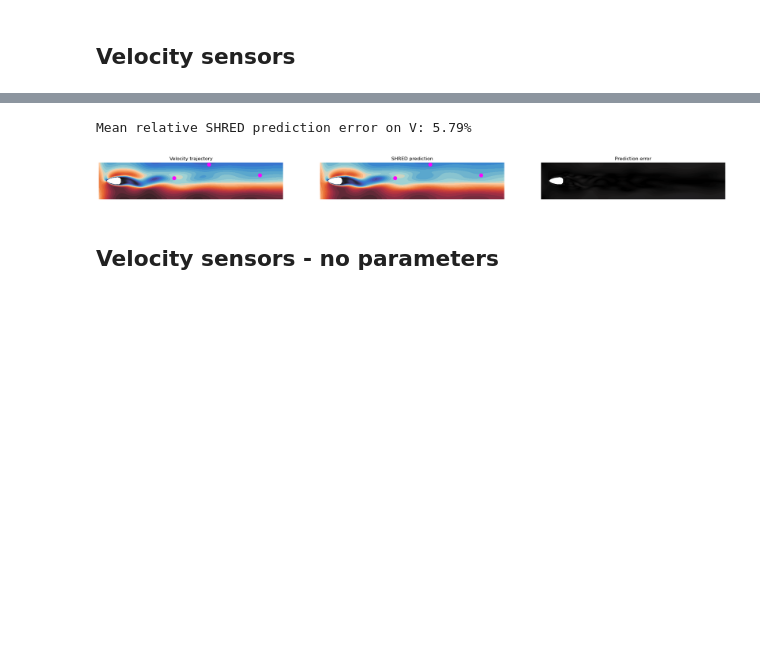
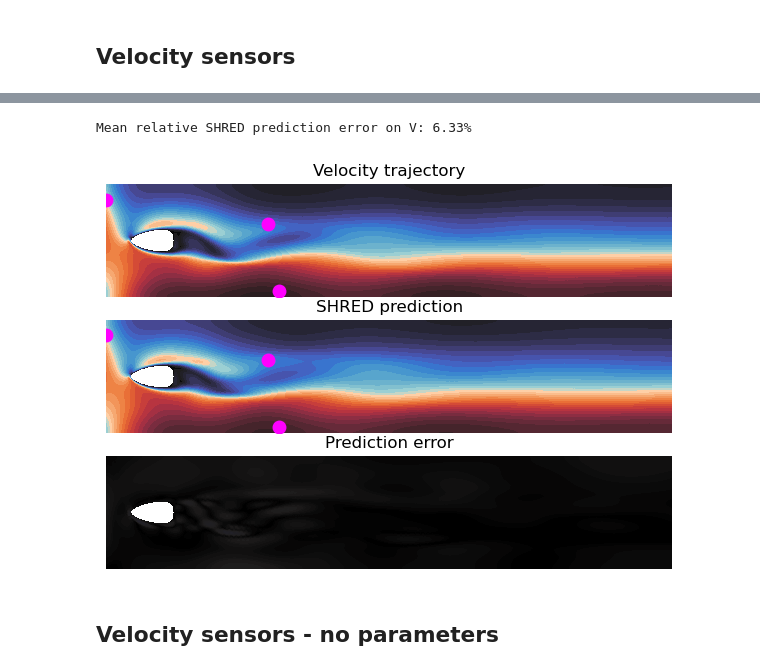
Before and after one commit to markus0800/SHRED-ROM, a Jupyter notebook: FlowAroundObstacle.ipynb, the cells around one changed output, grey strips where cells are left out. Cells and saved outputs as stored; diff of their text form; code cells hidden in the pictures; blank space fills up the shorter version.

```diff
--- a/FlowAroundObstacle.ipynb
+++ b/FlowAroundObstacle.ipynb
@@ -154,11 +154,11 @@ def compute_state(params, dt, ntimesteps):
     '''
 
     # Define parameters
-    nu = 0.01                                       # Flow viscosity
-    alpha_in = params[0]                            # Angle of attack
-    mod_in = params[1]                              # Inflow intensity
-    obstacle_horizontal_semiaxis_left = params[2]   # Obstacle horizontal left-semiaxis length
-    obstacle_horizontal_semiaxis_right = params[3]  # Obstacle horizontal right-semiaxis length
+    nu = 0.01                                          # Flow viscosity
+    alpha_in = params[0][0]                            # Angle of attack
+    mod_in = params[1][0]                              # Inflow intensity
+    obstacle_horizontal_semiaxis_left = params[2][0]   # Obstacle horizontal left-semiaxis length
+    obstacle_horizontal_semiaxis_right = params[3][0]  # Obstacle horizontal right-semiaxis length
 
     # Create mesh
     mesh = mesh_generator(obstacle_horizontal_semiaxis_left, obstacle_horizontal_semiaxis_right)
@@ -184,9 +184,6 @@ def compute_state(params, dt, ntimesteps):
     v0 = Function(Vh)
     p0 = Function(Ph)
 
-    # Compute boundary conditions
-    [bcv, bcp] = boundary_conditions(params[:2], Vh, Ph)
-
     # Chorin assembly for time-independent matrices
     [A2, A3, A4] = chorin_assembly(Vh, Ph, dx)
 
@@ -197,6 +194,9 @@ def compute_state(params, dt, ntimesteps):
     t = float(dt)
 
     for i in tqdm(range(ntimesteps), colour = "cyan", file = sys.stdout, bar_format = 'Snapshots generation |{bar}| {n}/{total} {elapsed}<{remaining}'):
+
+        # Compute boundary conditions
+        [bcv, bcp] = boundary_conditions([params[0][i], params[1][i]], Vh, Ph)
 
         # First Chorin-Temam step
         a1 = (1 / dt) * inner(v, w) * dx + inner(grad(v) * v0, w) * dx + nu * inner(grad(v), grad(w)) * dx
@@ -283,20 +354,20 @@ T = 10.0
 ntimesteps = round(T / dt)
 ntimes = ntimesteps # Time series length
 
-ntrajectories = 100
+ntrajectories = 200
 nparams = 4
 nvelocity = VectorFunctionSpace(Mesh("Data/FlowAroundObstacle_mesh_reference.xml"), "CG", 2).dim()
 npressure = FunctionSpace(Mesh("Data/FlowAroundObstacle_mesh_reference.xml"), "CG", 1).dim()
 
-params_ph_range = [(-1.0, 1.0), (1.0, 10.0)] # Physical parameters: angle of attack and inflow intensity
-params_geo_range = [(0.2, 0.6), (0.2, 1.0)]  # Geometric parameters: obstacle horizontal semiaxes dimensions (left and right)
-params_range = params_ph_range + params_geo_range
+filename1 = 'Data/FlowAroundObstacle_data'
+Data1 = np.load("%s.npz" % filename1.replace(".npz",""))
 
-filename = 'Data/FlowAroundObstacle_data'
-Data = np.load("%s.npz" % filename.replace(".npz",""))
-V = torch.tensor(Data["v"])
-P = torch.tensor(Data["p"])
-MU = torch.tensor(Data["mu"])
+filename2 = 'Data/FlowAroundObstacle_UnsteadyParam_data'
+Data2 = np.load("%s.npz" % filename2.replace(".npz",""))
+
+V = torch.cat((torch.tensor(Data1["v"]), torch.tensor(Data2["v"])), 0)
+P = torch.cat((torch.tensor(Data1["p"]), torch.tensor(Data2["p"])), 0)
+MU = torch.cat((torch.tensor(Data1["mu"]), torch.tensor(Data2["mu"])), 0)
 # %%
 # FUNCTIONS TO CONVERT VECTORS INTO FUNCTIONS
 
@@ -653,7 +724,7 @@ Vtest_hat[:, :, 1 : nvelocity : 2] = Vytest_hat.reshape(ntest, ntimes, nvelocity
 
 print("Mean relative SHRED prediction error on V: %s" % num2p(mre(Vtest, Vtest_hat)))
 # %% [output]
-Mean relative SHRED prediction error on V: 5.79%
+Mean relative SHRED prediction error on V: 6.33%
 # %%
 # FOM vs SHRED PREDICTION (PLOTS)
 
@@ -669,36 +740,36 @@ def trajectories_with_sensors(vts, params_geo, idx_sensors, titles = None):
     v = Function(Vh)
 
     vmin = min(np.abs(plotlist[j]).min() for j in range(len(plotlist)))
     vmax = max(np.abs(plotlist[j]).max() for j in range(len(plotlist)))
 
     for i in range(vts[0].shape[0]):
 
         vmin = min(vts[j].abs().min() for j in range(len(vts)))
         vmax = max(vts[j].abs().max() for j in range(len(vts)))
 
-        plt.figure(figsize = (200, 200))
+        plt.figure(figsize = (10, 5))
         for j in range(len(vts)):
-            plt.subplot(20, 20, j+1)
+            plt.subplot(len(vts), 1, j+1)
             v.vector()[:] = vts[j][i]
             plot(sqrt(inner(v, v)), cmap = cmap, vmin = vmin, vmax = vmax)
             if j < len(vts)-1:
                for k in np.arange(0, nsensors * 2, 2):
                    plt.plot(sensors_coordinates[k], sensors_coordinates[k+1], 'o', mfc = '#FF00FF', mec = '#FF00FF', ms = 8, mew = 2)
             plt.title(titles[j])
             plt.axis('off')
 
         display(plt.gcf())
         plt.close()
         clc(wait=True)
 
 whichtrajectory = 0
 whichtimes = torch.arange(180, 200)
 
 plotlist = [Vtest[whichtrajectory, whichtimes], Vtest_hat[whichtrajectory, whichtimes], ((Vtest[whichtrajectory, whichtimes] - Vtest_hat[whichtrajectory, whichtimes])**2).sqrt()]
 
 trajectories_with_sensors(plotlist, MUtest[whichtrajectory, 0, 2:], idx_sensors, titles = ("Velocity trajectory", "SHRED prediction", "Prediction error"))
 # %% [output]
-[figure, old version]
+[figure, new version]
 # %% [markdown]
 ## Velocity sensors - no parameters
 # %%
```
Also changed, not shown: parts of 28 cells of this notebook, 6 other files.
